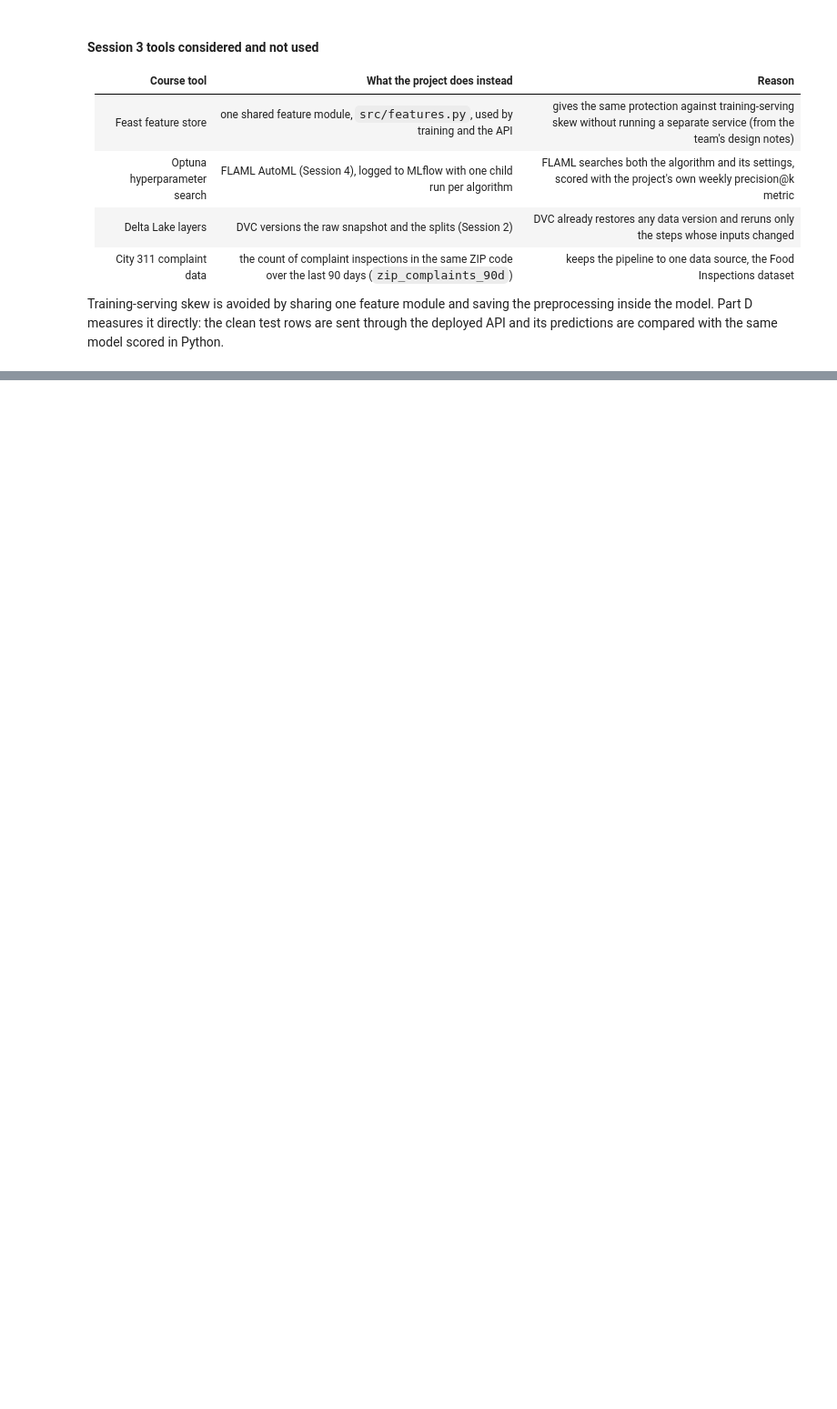
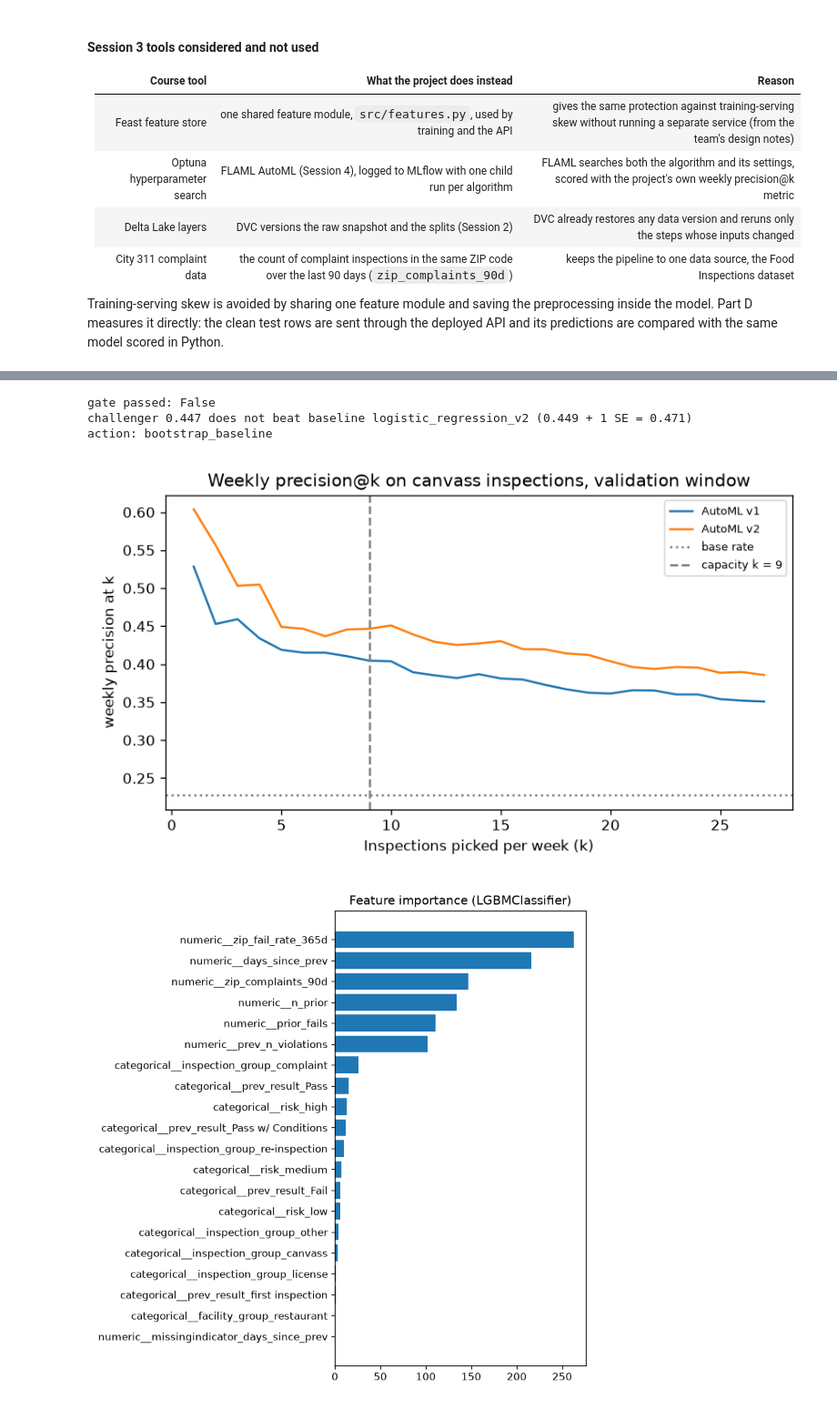
Before and after one commit to brookerios20/chicago-inspection-ranking-mlops, a Jupyter notebook: app/app.ipynb, the cells around one changed output, grey strips where cells are left out. Shown at 91% size. Drawn from its saved outputs; the diff is of its cells as text; code cells hidden in the pictures; blank space fills up the shorter version.

```diff
--- a/app/app.ipynb
+++ b/app/app.ipynb
@@ -2190,0 +2993,27 @@ Training-serving skew is avoided by sharing one feature module and saving the pr
+# %%
+# This cell re-runs the promotion gate from src/registry.py on the recorded scores. The challenger
+# has to beat the best baseline by one standard error; since it does not and no production model
+# existed yet, the flow registered the best baseline as the first production version.
+from src.registry import best_baseline, gate, promotion_action
+
+comparison = pd.read_csv(config.TRAINING_RESULTS_DIR / "comparison.csv")
+challenger_score = comparison.loc[comparison["model"].str.startswith("AutoML v2"), "weekly_precision_at_k"].iloc[0]
+passed, reason = gate(challenger_score, [best_baseline()])
+print("gate passed:", passed)
+print(reason)
+print("action:", promotion_action(passed, has_production=False))
+# %% [output]
+gate passed: False
+challenger 0.447 does not beat baseline logistic_regression_v2 (0.449 + 1 SE = 0.471)
+action: bootstrap_baseline
+# %%
+# This cell shows two figures the training run saved: weekly precision for each feature version's best
+# model across different numbers of weekly visits (k), and the feature importances of the v2 AutoML
+# winner (LightGBM), which show the features the search relied on most.
+from IPython.display import Image
+
+display(Image(filename=str(config.TRAINING_RESULTS_DIR / "precision_by_k.png")))
+display(Image(filename=str(config.TRAINING_RESULTS_DIR / "feature_importance_v2.png")))
+# %% [output]
+[figure, added]
+[figure, added]
```
Also changed, not shown: parts of 17 cells of this notebook, 5 other files.
